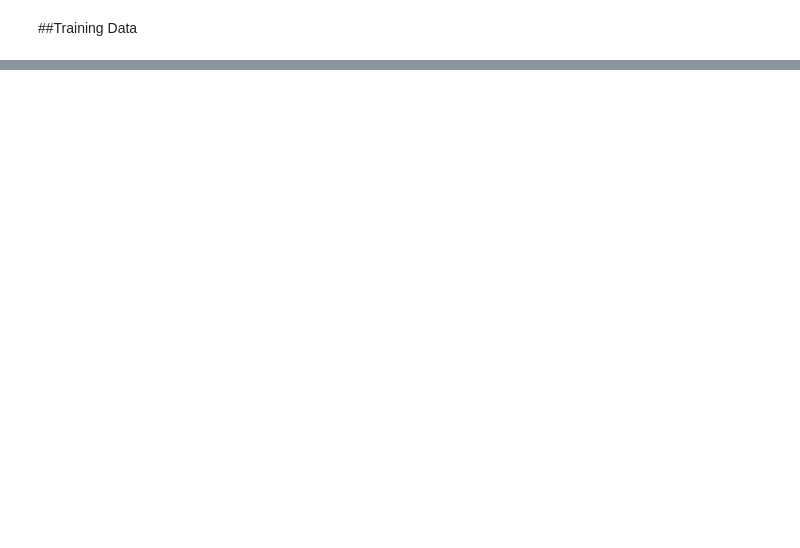
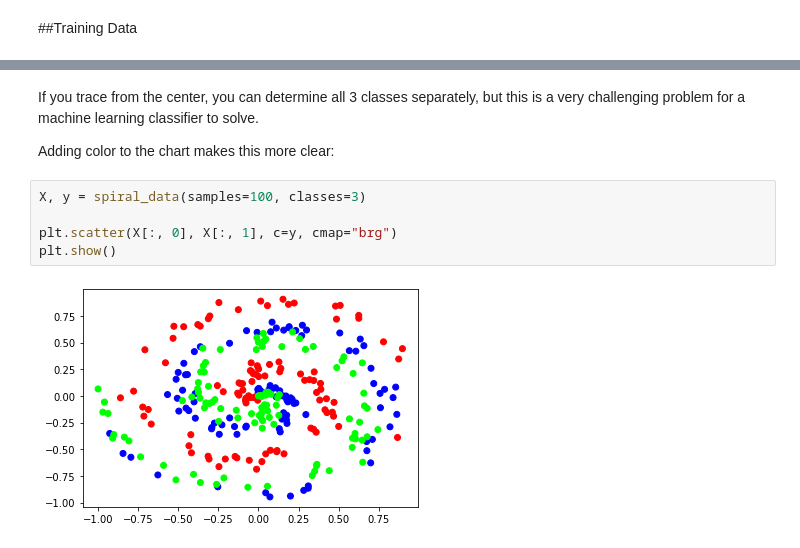
Before and after one commit to rahiakela/machine-learning-algorithms, a Jupyter notebook: neural-networks-from-scratch/03-adding-layers/dense_layer_from_scratch.ipynb, the cells around one changed output, grey strips where cells are left out. Drawn from its saved outputs; the diff is of its cells as text; blank space fills up the shorter version.

```diff
--- a/neural-networks-from-scratch/03-adding-layers/dense_layer_from_scratch.ipynb
+++ b/neural-networks-from-scratch/03-adding-layers/dense_layer_from_scratch.ipynb
@@ -124,0 +166,11 @@ At this point, our neural network could be visually represented as:
+# %% [markdown]
+If you trace from the center, you can determine all 3 classes separately, but this is a very challenging problem for a machine learning classifier to solve.
+
+Adding color to the chart makes this more clear:
+# %%
+X, y = spiral_data(samples=100, classes=3)
+
+plt.scatter(X[:, 0], X[:, 1], c=y, cmap="brg")
+plt.show()
+# %% [output]
+[figure, added]
```
Also changed, not shown: parts of 12 cells of this notebook.
